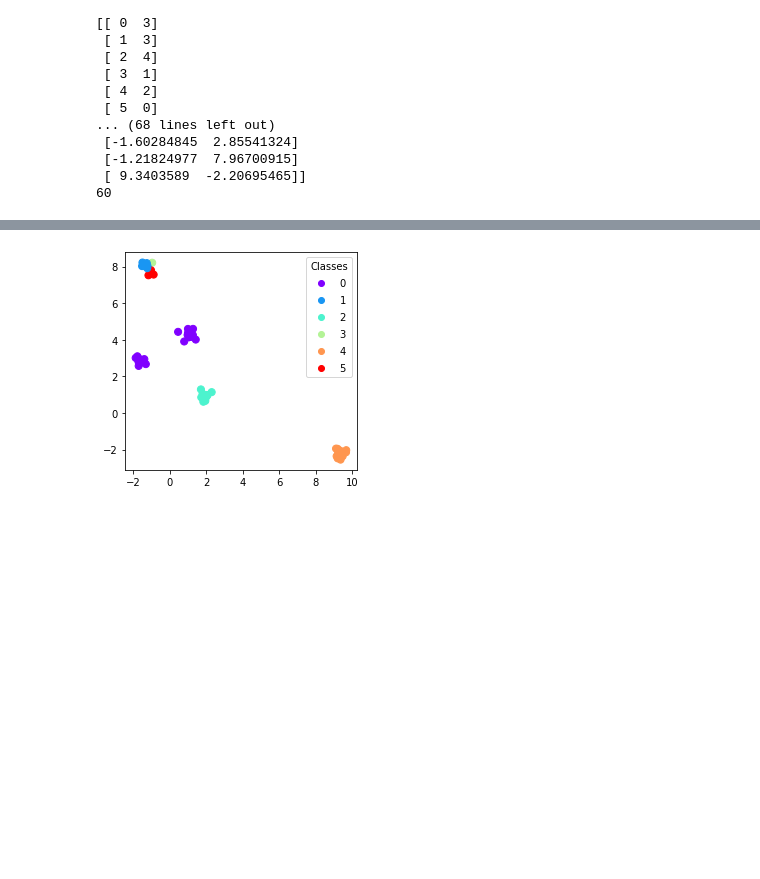
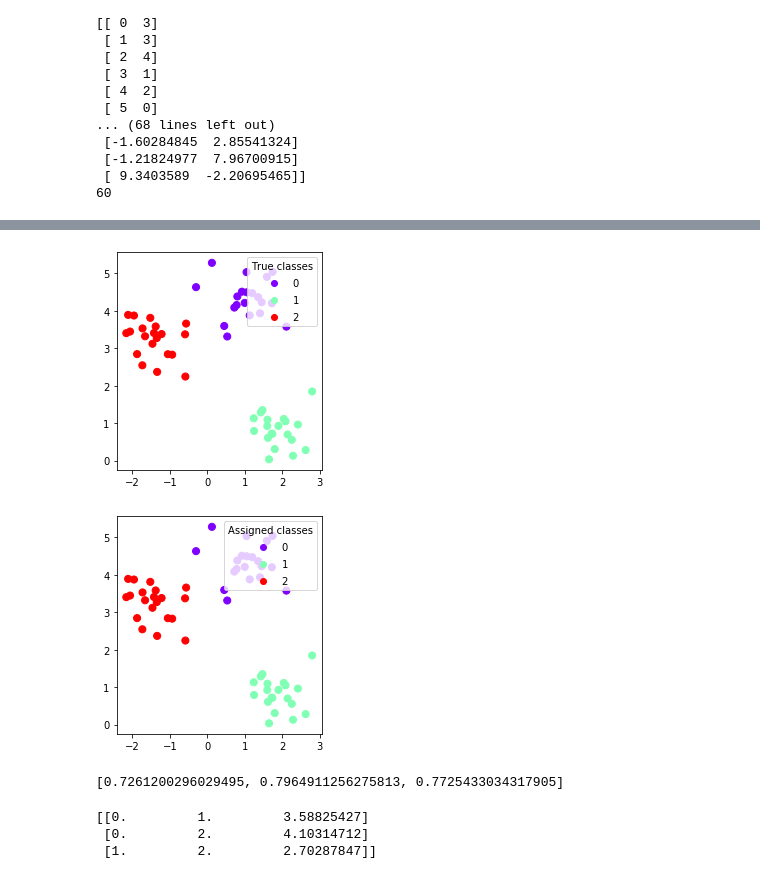
Before and after one commit to paparon96/Clustering, a Jupyter notebook: Aron_Distance_examples.ipynb, the cells around one changed output, grey strips where cells are left out. Cells and saved outputs as stored; diff of their text form; code cells hidden in the pictures; blank space fills up the shorter version.

Commit message:
Added new functions for index calculation

```diff
--- a/Aron_Distance_examples.ipynb
+++ b/Aron_Distance_examples.ipynb
@@ -439,0 +498,10 @@ print(cluster_table)
+# %%
+X, y = benchmark_data_generation(n=60,p=2,K=3,std = 1.3)
+# %%
+centroids, cluster_table, cost_values = k_means_clustering(3,X)
+print(centroids)
+#print(cluster_table)
+print(cost_values)
+plt.plot(cost_values)
+plt.title(" Davies-Bouldin index value in consecutive iterations of the K-means algorithm")
+plt.show()
@@ -440,11 +515,71 @@ print(cluster_table)
 # %%
-# Scatter plot
+# Scatter plot - ORIGINAL
+fig,ax = plt.subplots()
+plt.axes().set_aspect('equal')
+scatter=plt.scatter(X[:, 0], X[:, 1], c=y, s=50 , cmap='rainbow');
+# produce a legend with the unique colors from the scatter
+legend1 = plt.legend(*scatter.legend_elements(),
+                    loc="upper right", title="True classes")
+plt.show()
+
+# Scatter plot - K-MEANS
 fig,ax = plt.subplots()
 plt.axes().set_aspect('equal')
 scatter=plt.scatter(X[:, 0], X[:, 1], c=cluster_table[:,1], s=50 , cmap='rainbow');
 # produce a legend with the unique colors from the scatter
 legend1 = plt.legend(*scatter.legend_elements(),
-                    loc="upper right", title="Classes")
+                    loc="upper right", title="Assigned classes")
 plt.show()
 # %% [output]
-[figure, old version]
+[figure, new version]
+[figure, added]
+# %%
+# Distances
+def within_cluster_dist(X,centroids,cluster_table):
+    sums = []
+    for i in range(0,len(centroids)):
+        temp = cluster_table[cluster_table[:,1]==i]
+        temp_sum = 0
+
+        for j in range(0,len(temp)):
+            index = temp[j,0]
+            current_dist = euclidean_dist(X[index,],centroids[i,])
+            temp_sum += current_dist
+
+        temp_sum = math.sqrt(temp_sum/len(temp))
+
+        sums.append(temp_sum)
+
+    return sums
+
+sums = within_cluster_dist(X,centroids,cluster_table)
+
+
+print(sums)
+# %% [output]
+[0.7261200296029495, 0.7964911256275813, 0.7725433034317905]
+# %%
+# Cluster separation
+def cluster_separation(centroids):
+    combinations = int(len(centroids)*(len(centroids)-1)/2)
+    #print(combinations)
+    separations = np.zeros((combinations,3))
+    #print(separations)
+
+    counter = 0
+    for i in range(0, len(centroids)):
+        for j in range(i+1, len(centroids)):
+            separations[counter,0] = i
+            separations[counter,1] = j
+            separations[counter,2] = euclidean_dist(centroids[i,],centroids[j,])
+
+            counter += 1
+
+    return separations
+
+separations = cluster_separation(centroids)
+print(separations)
+# %% [output]
+[[0.         1.         3.58825427]
+ [0.         2.         4.10314712]
+ [1.         2.         2.70287847]]
```
Also changed, not shown: parts of 8 cells of this notebook.
